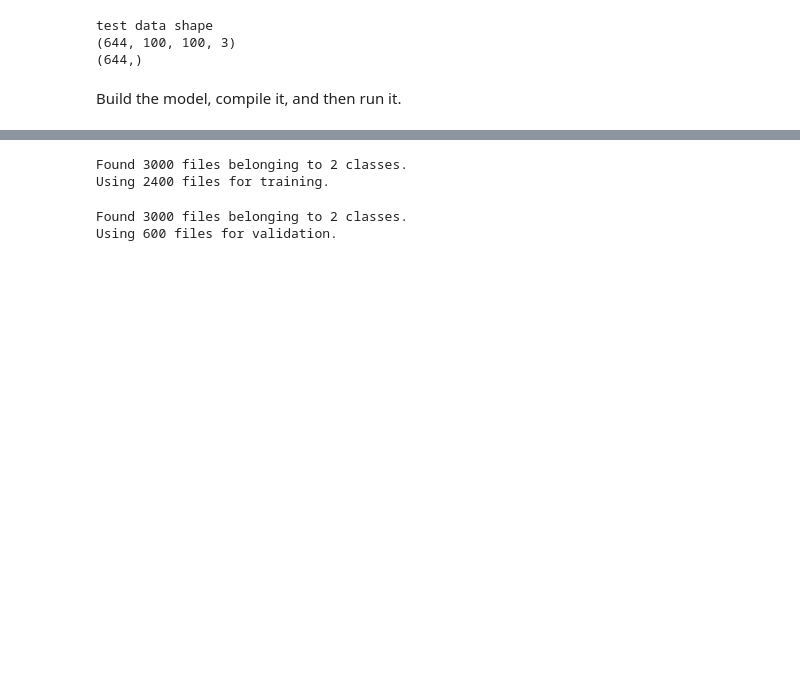
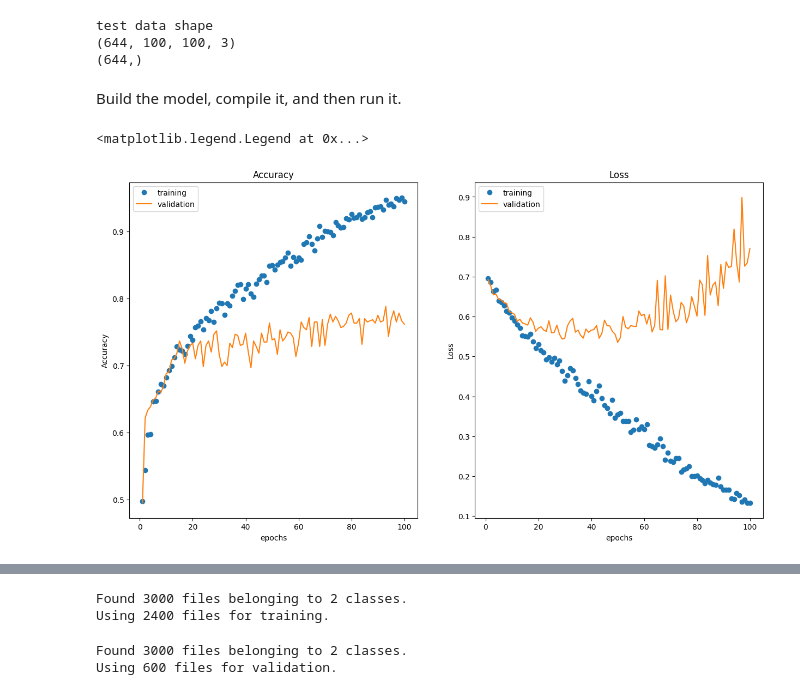
Before and after one commit to malfii/imageclassification_hotdog, a Jupyter notebook: code/image_classification_hd.ipynb, the cells around one changed output, grey strips where cells are left out. Saved outputs shown, nothing was run; the diff lists cells and outputs as text; code cells hidden in the pictures; blank space fills up the shorter version.

Commit message:
plotting the train and val data

```diff
--- a/code/image_classification_hd.ipynb
+++ b/code/image_classification_hd.ipynb
@@ -134,0 +148,17 @@ Build the model, compile it, and then run it.
+# %%
+fig, axes = plt.subplots(1, 2, figsize = (15, 8))
+axes[0].plot(range(1,len(history.history['acc'])+1), history.history['acc'], marker='o', linestyle= '', label='training')
+axes[0].plot(range(1,len(history.history['acc'])+1), history.history['val_acc'], label='validation')
+axes[0].set_title('Accuracy')
+axes[0].set_xlabel('epochs')
+axes[0].set_ylabel('Accuracy')
+axes[0].legend()
+axes[1].plot(range(1,len(history.history['loss'])+1), history.history['loss'], marker='o', linestyle= '', label='training')
+axes[1].plot(range(1,len(history.history['loss'])+1), history.history['val_loss'], label='validation')
+axes[1].set_title('Loss')
+axes[1].set_xlabel('epochs')
+axes[1].set_ylabel('Loss')
+axes[1].legend()
+# %% [output]
+<matplotlib.legend.Legend at 0x...>
+[figure, added]
```
Also changed, not shown: parts of 4 cells of this notebook.
